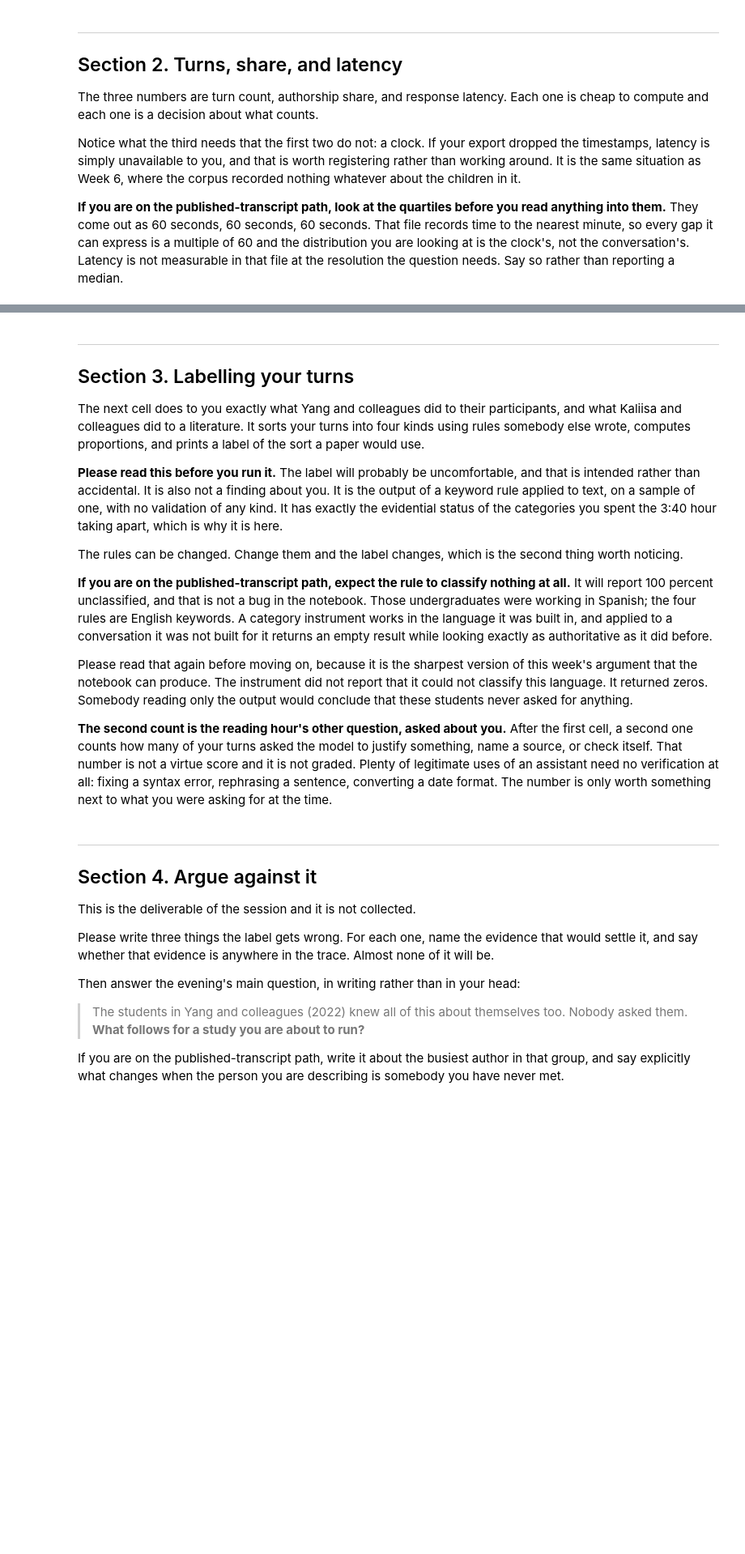
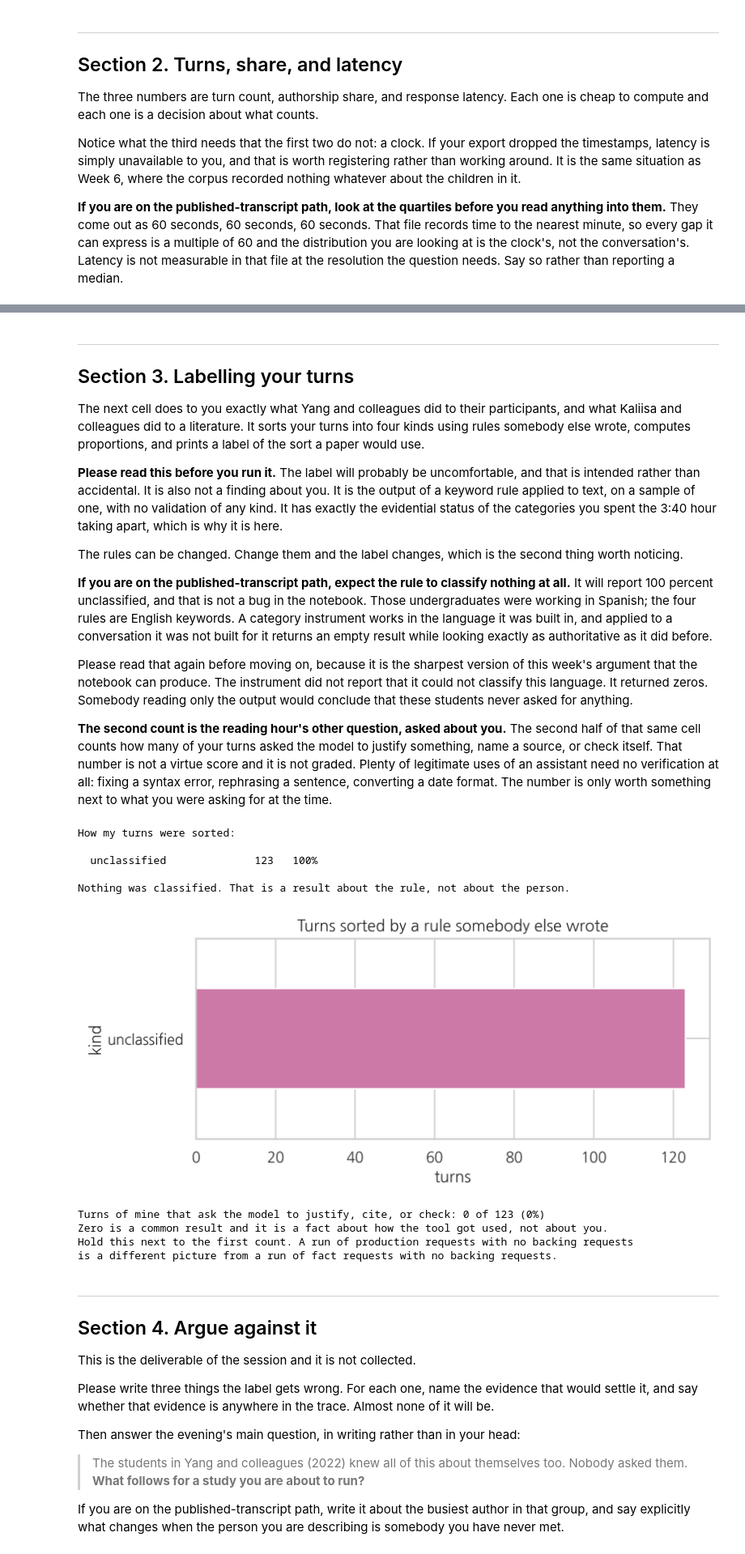
Before and after one commit to HakeoungLee/edis8100-teaching-learning-analytics, a Jupyter notebook: week13-reading-critically/week13_reading_critically_own_trace.ipynb, the cells around one changed output, grey strips where cells are left out. Shown at 81% size. Saved outputs shown, nothing was run; the diff lists cells and outputs as text; code cells hidden in the pictures; blank space fills up the shorter version.

```diff
--- a/week13-reading-critically/week13_reading_critically_own_trace.ipynb
+++ b/week13-reading-critically/week13_reading_critically_own_trace.ipynb
@@ -186,7 +212,7 @@ The rules can be changed. Change them and the label changes, which is the second
 
 Please read that again before moving on, because it is the sharpest version of this week's argument that the notebook can produce. The instrument did not report that it could not classify this language. It returned zeros. Somebody reading only the output would conclude that these students never asked for anything.
 
-**The second count is the reading hour's other question, asked about you.** After the first cell, a second one counts how many of your turns asked the model to justify something, name a source, or check itself. That number is not a virtue score and it is not graded. Plenty of legitimate uses of an assistant need no verification at all: fixing a syntax error, rephrasing a sentence, converting a date format. The number is only worth something next to what you were asking for at the time.
+**The second count is the reading hour's other question, asked about you.** The second half of that same cell counts how many of your turns asked the model to justify something, name a source, or check itself. That number is not a virtue score and it is not graded. Plenty of legitimate uses of an assistant need no verification at all: fixing a syntax error, rephrasing a sentence, converting a date format. The number is only worth something next to what you were asking for at the time.
 # %%
 # Your turn. These four rules construct the category. Edit them and the label moves.
 RULES = {
@@ -216,34 +242,45 @@ props = counts / counts.sum()
 print("How my turns were sorted:\n")
 for kind, n in counts.items():
     print("  %-24s %4d   %3.0f%%" % (kind, n, 100 * props[kind]))
 
 named = props.drop(labels=["unclassified"], errors="ignore")
 if len(named):
     top = named.idxmax()
     print("\nA paper would write: this participant is %s (%.0f%% of classified turns)."
           % (NAMES[top], 100 * named[top]))
 else:
     print("\nNothing was classified. That is a result about the rule, not about the person.")
 
 fig, ax = plt.subplots(figsize=(7, 3.2))
 counts.sort_values().plot.barh(ax=ax, color=OKABE["purple"])
 ax.set_title("Turns sorted by a rule somebody else wrote")
 ax.set_xlabel("turns")
 plt.tight_layout()
 plt.show()
 
 
 # Your turn. What counts as asking the model to justify, cite, or check itself.
-VERIFY = r"\b(source|cite|citation|reference|evidence|how do you know|are you sure|double.?check|verify|is that (right|true|correct)|where does that come from|according to)\b"
+VERIFY = r"\b(?:source|cite|citation|reference|evidence|how do you know|are you sure|double.?check|verify|is that (?:right|true|correct)|where does that come from|according to)\b"
 
 mine["asks_for_backing"] = mine["text"].str.contains(VERIFY, case=False, regex=True)
 k = int(mine["asks_for_backing"].sum())
 print("\nTurns of mine that ask the model to justify, cite, or check: %d of %d (%.0f%%)"
       % (k, len(mine), 100 * k / max(len(mine), 1)))
 if k == 0:
     print("Zero is a common result and it is a fact about how the tool got used, not about you.")
 print("Hold this next to the first count. A run of production requests with no backing requests\n"
       "is a different picture from a run of fact requests with no backing requests.")
+# %% [output]
+How my turns were sorted:
+
+  unclassified              123   100%
+
+Nothing was classified. That is a result about the rule, not about the person.
+[figure, added]
+Turns of mine that ask the model to justify, cite, or check: 0 of 123 (0%)
+Zero is a common result and it is a fact about how the tool got used, not about you.
+Hold this next to the first count. A run of production requests with no backing requests
+is a different picture from a run of fact requests with no backing requests.
 # %% [markdown]
 ---
 
```
Also changed, not shown: parts of 8 cells of this notebook, 11 other files.
